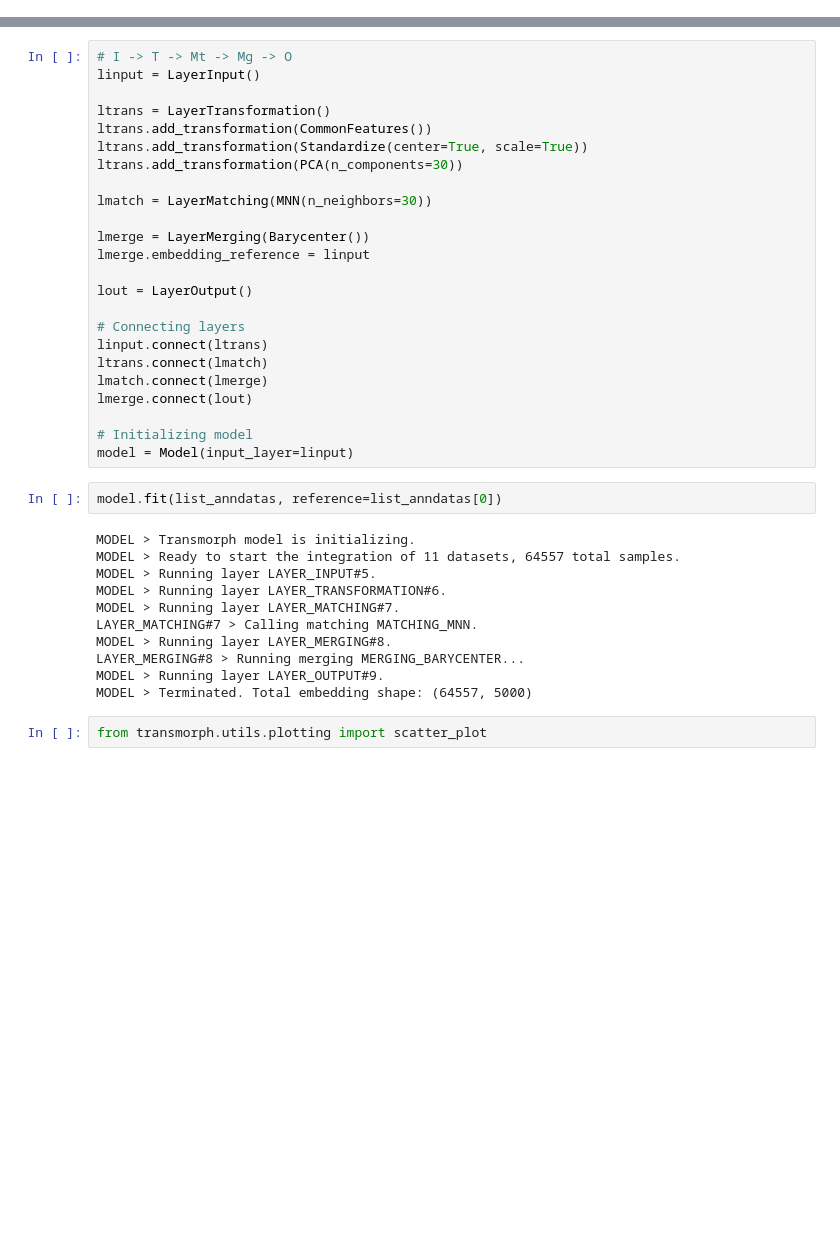
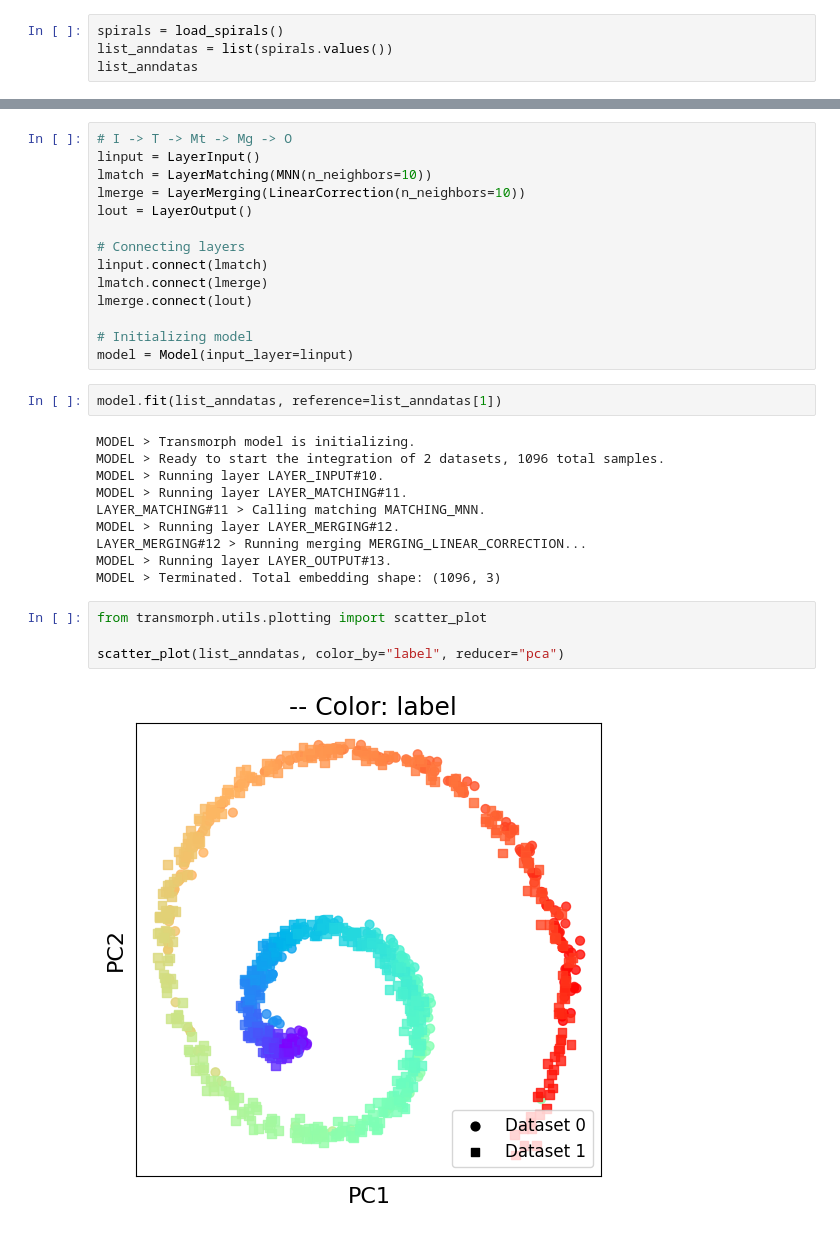
Before and after one commit to sysbio-curie/transmorph, a Jupyter notebook: examples/framework/barycenter_gene_space.ipynb, the cells around one changed output, grey strips where cells are left out. Cells and saved outputs as stored; diff of their text form; blank space fills up the shorter version.

Commit message:
Updated linear correction to a stronger algorithm

```diff
--- a/examples/framework/barycenter_gene_space.ipynb
+++ b/examples/framework/barycenter_gene_space.ipynb
@@ -7,0 +3,4 @@ databank_api > Loading bank zhou_10x.
+# %%
+spirals = load_spirals()
+list_anndatas = list(spirals.values())
+list_anndatas
@@ -24,39 +28,32 @@ from transmorph.engine.transforming import (
 # %%
 # I -> T -> Mt -> Mg -> O
 linput = LayerInput()
-
-ltrans = LayerTransformation()
-ltrans.add_transformation(CommonFeatures())
-ltrans.add_transformation(Standardize(center=True, scale=True))
-ltrans.add_transformation(PCA(n_components=30))
-
-lmatch = LayerMatching(MNN(n_neighbors=30))
-
-lmerge = LayerMerging(Barycenter())
-lmerge.embedding_reference = linput
-
+lmatch = LayerMatching(MNN(n_neighbors=10))
+lmerge = LayerMerging(LinearCorrection(n_neighbors=10))
 lout = LayerOutput()
 
 # Connecting layers
-linput.connect(ltrans)
-ltrans.connect(lmatch)
+linput.connect(lmatch)
 lmatch.connect(lmerge)
 lmerge.connect(lout)
 
 # Initializing model
 model = Model(input_layer=linput)
 # %%
-model.fit(list_anndatas, reference=list_anndatas[0])
+model.fit(list_anndatas, reference=list_anndatas[1])
 # %% [output]
 MODEL > Transmorph model is initializing.
-MODEL > Ready to start the integration of 11 datasets, 64557 total samples.
-MODEL > Running layer LAYER_INPUT#5.
-MODEL > Running layer LAYER_TRANSFORMATION#6.
-MODEL > Running layer LAYER_MATCHING#7.
-LAYER_MATCHING#7 > Calling matching MATCHING_MNN.
-MODEL > Running layer LAYER_MERGING#8.
-LAYER_MERGING#8 > Running merging MERGING_BARYCENTER...
-MODEL > Running layer LAYER_OUTPUT#9.
-MODEL > Terminated. Total embedding shape: (64557, 5000)
+MODEL > Ready to start the integration of 2 datasets, 1096 total samples.
+MODEL > Running layer LAYER_INPUT#10.
+MODEL > Running layer LAYER_MATCHING#11.
+LAYER_MATCHING#11 > Calling matching MATCHING_MNN.
+MODEL > Running layer LAYER_MERGING#12.
+LAYER_MERGING#12 > Running merging MERGING_LINEAR_CORRECTION...
+MODEL > Running layer LAYER_OUTPUT#13.
+MODEL > Terminated. Total embedding shape: (1096, 3)
 # %%
 from transmorph.utils.plotting import scatter_plot
+
+scatter_plot(list_anndatas, color_by="label", reducer="pca")
+# %% [output]
+[figure, added]
```
Also changed, not shown: parts of 5 cells of this notebook, 5 other files.
